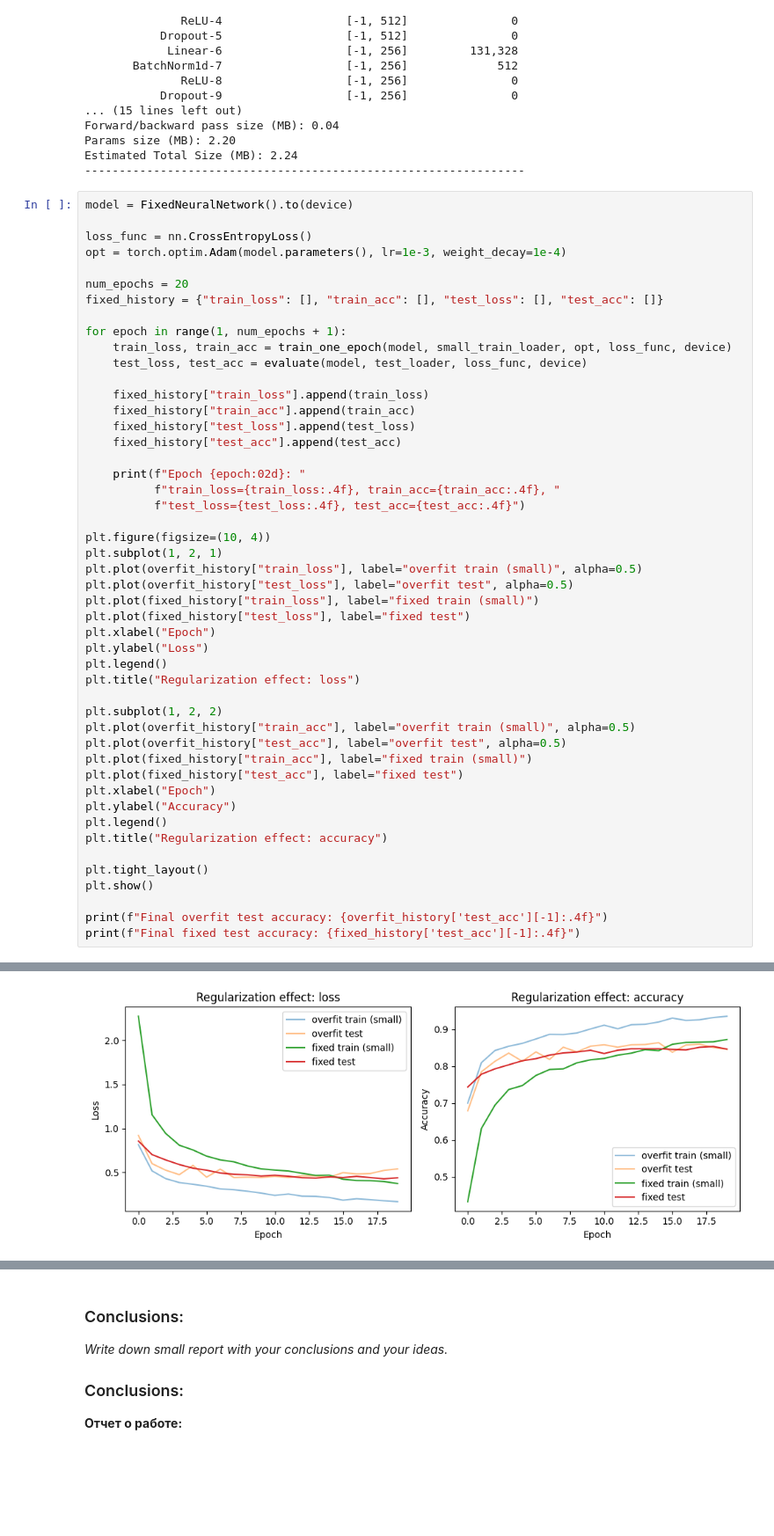
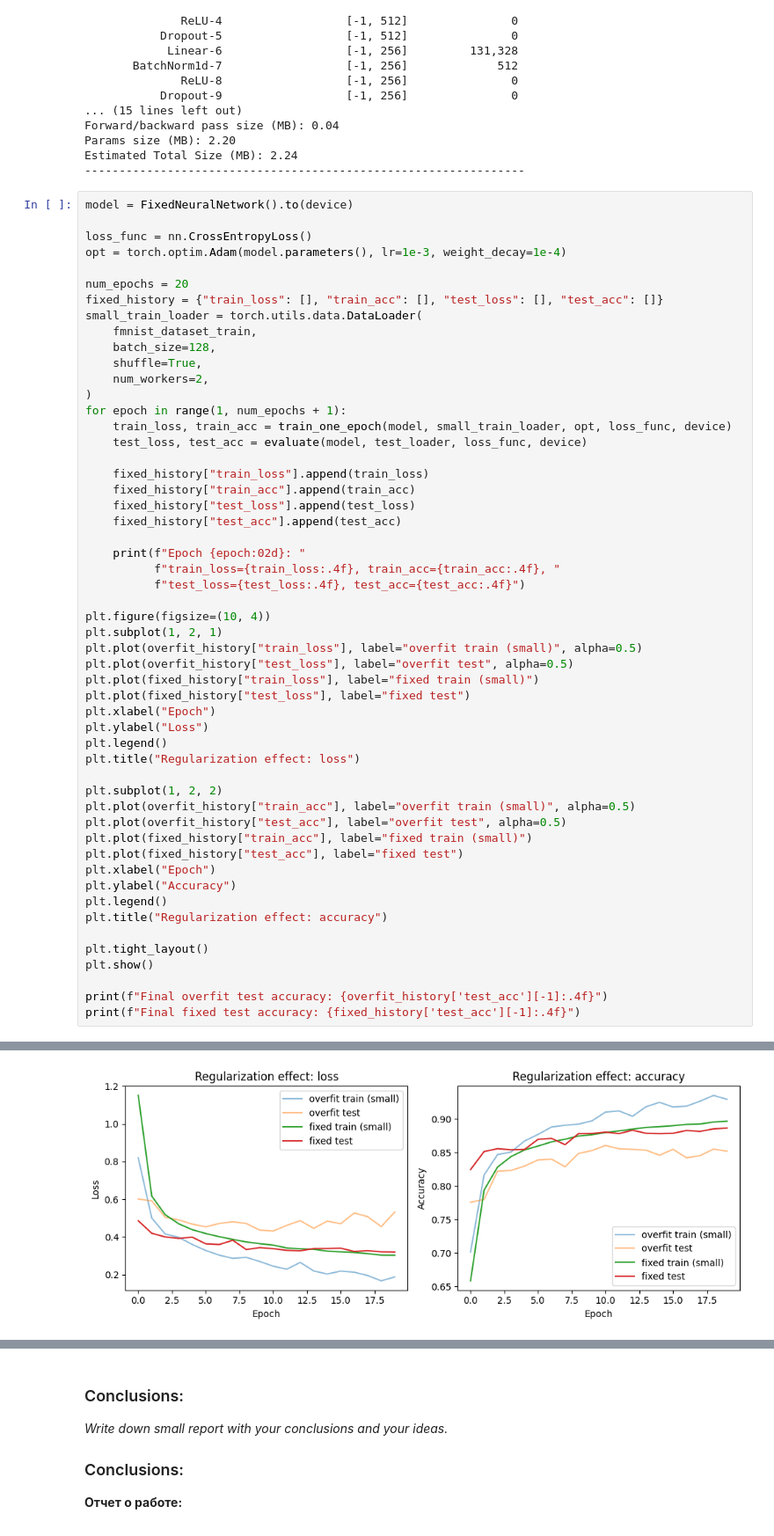
Before and after one commit to spectrmen/mashine_learning_ed, a Jupyter notebook: lab02/lab02_part2_overfitting.ipynb, the cells around one changed output, grey strips where cells are left out. Shown: that part at 88% size. Saved outputs shown, nothing was run; the diff lists cells and outputs as text; blank space fills up the shorter version.

```diff
--- a/lab02/lab02_part2_overfitting.ipynb
+++ b/lab02/lab02_part2_overfitting.ipynb
@@ -464,7 +464,12 @@ opt = torch.optim.Adam(model.parameters(), lr=1e-3, weight_decay=1e-4)
 
 num_epochs = 20
 fixed_history = {"train_loss": [], "train_acc": [], "test_loss": [], "test_acc": []}
-
+small_train_loader = torch.utils.data.DataLoader(
+    fmnist_dataset_train,
+    batch_size=128,
+    shuffle=True,
+    num_workers=2,
+)
 for epoch in range(1, num_epochs + 1):
     train_loss, train_acc = train_one_epoch(model, small_train_loader, opt, loss_func, device)
     test_loss, test_acc = evaluate(model, test_loader, loss_func, device)
@@ -528 +533 @@ Epoch 20: train_loss=0.3732, train_acc=0.8724, test_loss=0.4383, test_acc=0.8464
-[figure, old version]
+[figure, new version]
```
Also changed, not shown: parts of 3 cells of this notebook.
